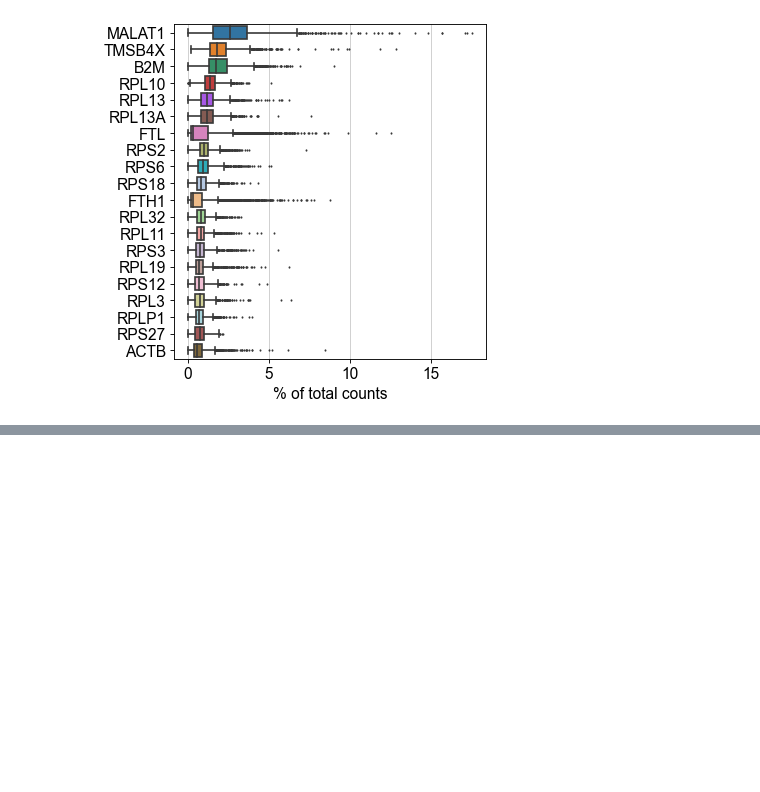
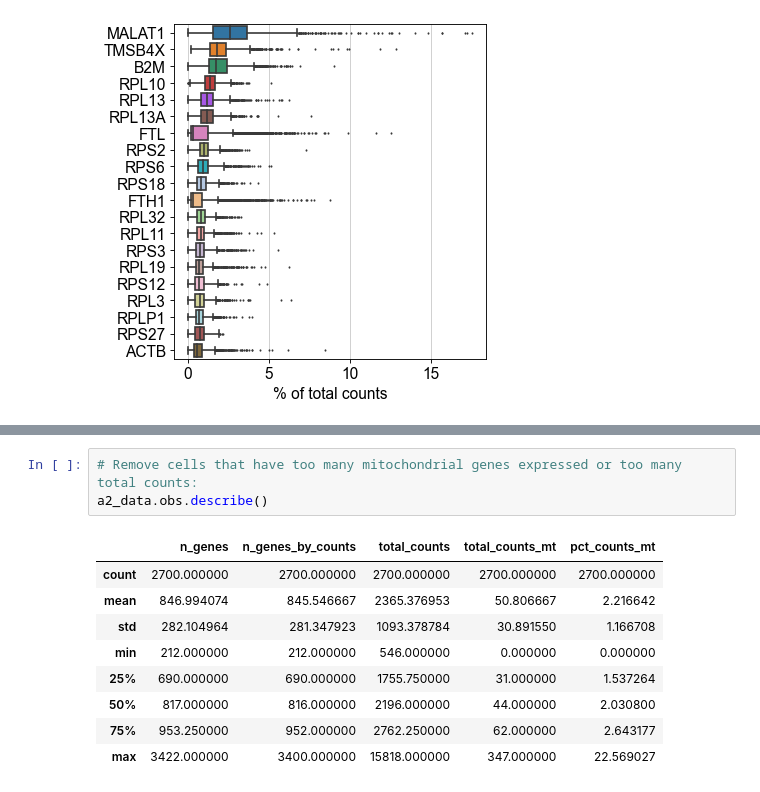
Before and after one commit to JohnWSteill/jlab_proj, a Jupyter notebook: Scanpy_Tutorial.ipynb, the cells around one changed output, grey strips where cells are left out. Saved outputs shown, nothing was run; the diff lists cells and outputs as text; blank space fills up the shorter version.

```diff
--- a/Scanpy_Tutorial.ipynb
+++ b/Scanpy_Tutorial.ipynb
@@ -67,0 +89,13 @@ normalizing counts per cell
+# %%
+# Remove cells that have too many mitochondrial genes expressed or too many total counts:
+a2_data.obs.describe()
+# %% [output]
+|  | n_genes | n_genes_by_counts | total_counts | total_counts_mt | pct_counts_mt |
+| count | 2700.000000 | 2700.000000 | 2700.000000 | 2700.000000 | 2700.000000 |
+| mean | 846.994074 | 845.546667 | 2365.376953 | 50.806667 | 2.216642 |
+| std | 282.104964 | 281.347923 | 1093.378784 | 30.891550 | 1.166708 |
+| min | 212.000000 | 212.000000 | 546.000000 | 0.000000 | 0.000000 |
+| 25% | 690.000000 | 690.000000 | 1755.750000 | 31.000000 | 1.537264 |
+| 50% | 817.000000 | 816.000000 | 2196.000000 | 44.000000 | 2.030800 |
+| 75% | 953.250000 | 952.000000 | 2762.250000 | 62.000000 | 2.643177 |
+| max | 3422.000000 | 3400.000000 | 15818.000000 | 347.000000 | 22.569027 |
```
Also changed, not shown: parts of 10 cells of this notebook, 2 other files.
